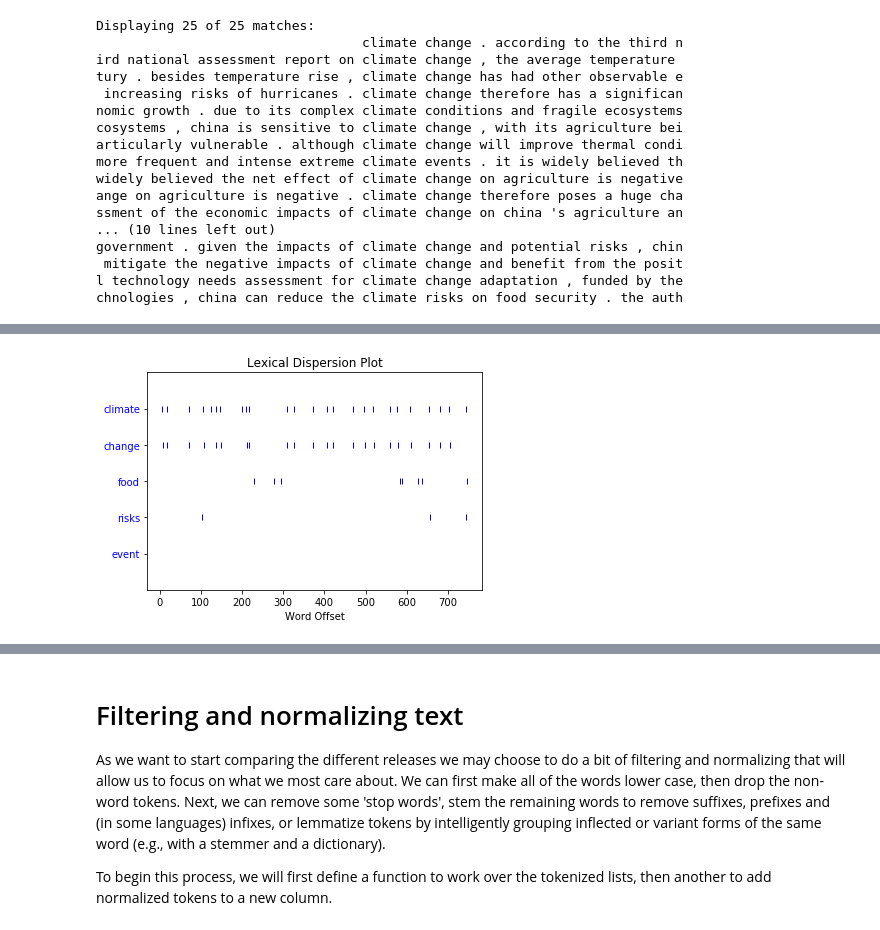
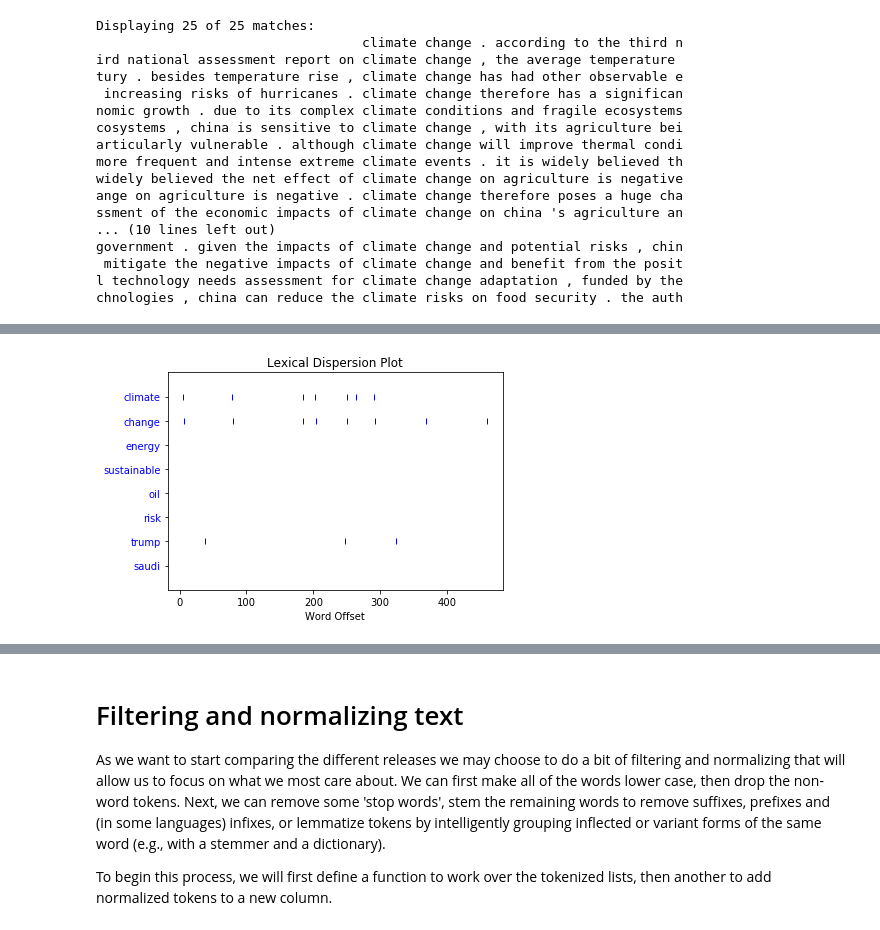
Before and after one commit to sunnyjooey/content-analysis-2018, a Jupyter notebook: 2-Corpus-Linguistics/2-Corpus-Linguistics.ipynb, the cells around one changed output, grey strips where cells are left out. Drawn from its saved outputs; the diff is of its cells as text; code cells hidden in the pictures.

```diff
--- a/2-Corpus-Linguistics/2-Corpus-Linguistics.ipynb
+++ b/2-Corpus-Linguistics/2-Corpus-Linguistics.ipynb
@@ -576,6 +593,7 @@ sns.set() #Re-enabling seaborn
-# %%
-sns.reset_orig() #Seaborn messes with this plot, disabling it
-chinaText.dispersion_plot(['climate','change','food','risks','event'])
-sns.set() #Re-enabling seaborn
-# %% [output]
-[figure, removed]
+# %%
+# This is only for the first article
+sns.reset_orig()
+saudText.dispersion_plot(['climate','change','energy','sustainable','oil','risk','trump','saudi'])
+sns.set()
+# %% [output]
+[figure, added]
```
Also changed, not shown: parts of 17 cells of this notebook.
